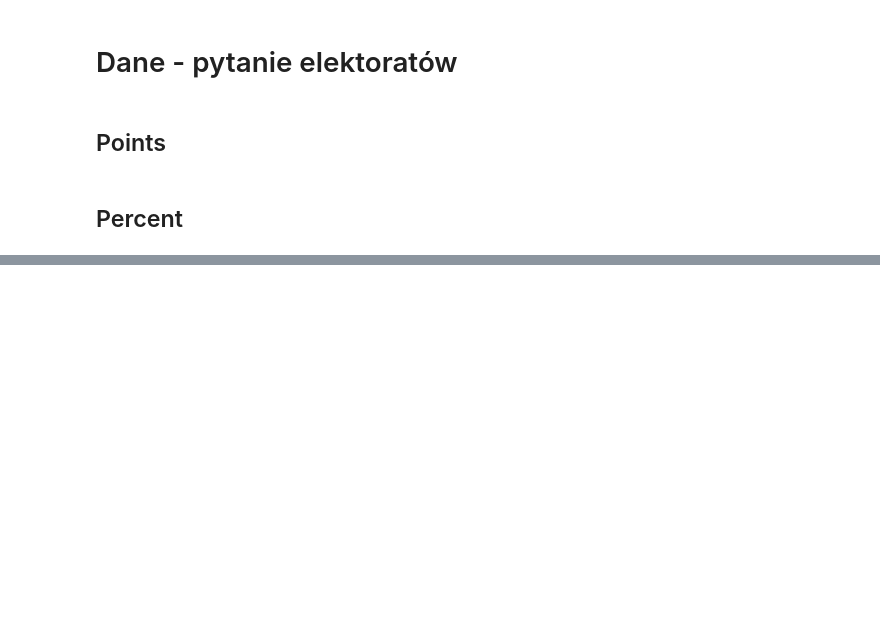
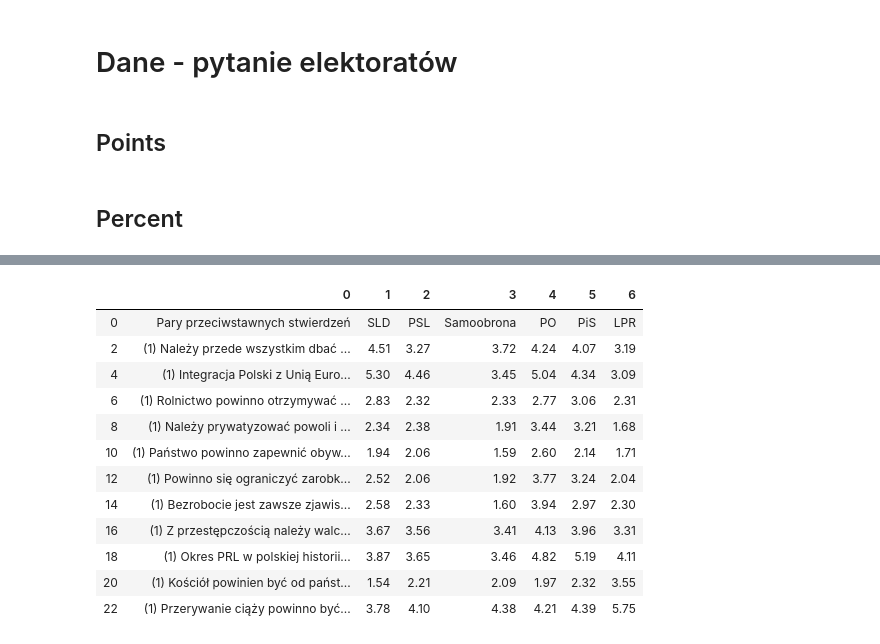
Before and after one commit to MarBry111/Forecast_Election_Poland, a Jupyter notebook: Data_from_polls.ipynb, the cells around one changed output, grey strips where cells are left out. Drawn from its saved outputs; the diff is of its cells as text; code cells hidden in the pictures; blank space fills up the shorter version.

```diff
--- a/Data_from_polls.ipynb
+++ b/Data_from_polls.ipynb
@@ -167,5 +166,5 @@ result = result.drop_duplicates(subset=None, keep='first', inplace=False)
 # %%
 result = result.apply(lambda x: x.str.replace(',','.'))
 # %%
-result[0] = [q.replace('\n',' ').replace('\r','') if type(q) == str else 'Question' for q in result[0]]
-result.loc[0] = [q.replace('\n',' ').replace('\r','') if type(q) == str else 'Question' for q in result.loc[0]]
+result[0] = [q.replace('\n',' ').replace('\r','').replace('-','') if type(q) == str else 'Question' for q in result[0]]
+result.loc[0] = [q.replace('\n',' ').replace('\r','').replace('-','') if type(q) == str else 'Question' for q in result.loc[0]]
@@ -191 +171,18 @@ result
+# %%
+result = result.drop([1]).dropna(axis='rows')
+result
+# %% [output]
+|  | 0 | 1 | 2 | 3 | 4 | 5 | 6 |
+| 0 | Pary przeciwstawnych stwierdzeń | SLD | PSL | Samoobrona | PO | PiS | LPR |
+| 2 | (1) Należy przede wszystkim dbać ... | 4.51 | 3.27 | 3.72 | 4.24 | 4.07 | 3.19 |
+| 4 | (1) Integracja Polski z Unią Euro... | 5.30 | 4.46 | 3.45 | 5.04 | 4.34 | 3.09 |
+| 6 | (1) Rolnictwo powinno otrzymywać ... | 2.83 | 2.32 | 2.33 | 2.77 | 3.06 | 2.31 |
+| 8 | (1) Należy prywatyzować powoli i ... | 2.34 | 2.38 | 1.91 | 3.44 | 3.21 | 1.68 |
+| 10 | (1) Państwo powinno zapewnić obyw... | 1.94 | 2.06 | 1.59 | 2.60 | 2.14 | 1.71 |
+| 12 | (1) Powinno się ograniczyć zarobk... | 2.52 | 2.06 | 1.92 | 3.77 | 3.24 | 2.04 |
+| 14 | (1) Bezrobocie jest zawsze zjawis... | 2.58 | 2.33 | 1.60 | 3.94 | 2.97 | 2.30 |
+| 16 | (1) Z przestępczością należy walc... | 3.67 | 3.56 | 3.41 | 4.13 | 3.96 | 3.31 |
+| 18 | (1) Okres PRL w polskiej historii... | 3.87 | 3.65 | 3.46 | 4.82 | 5.19 | 4.11 |
+| 20 | (1) Kościół powinien być od państ... | 1.54 | 2.21 | 2.09 | 1.97 | 2.32 | 3.55 |
+| 22 | (1) Przerywanie ciąży powinno być... | 3.78 | 4.10 | 4.38 | 4.21 | 4.39 | 5.75 |
 # %%
```
Also changed, not shown: parts of 5 cells of this notebook, 6 other files.
